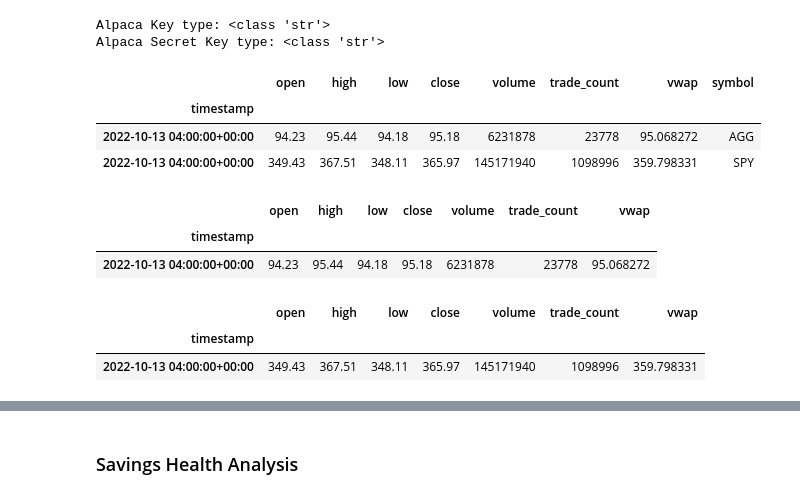
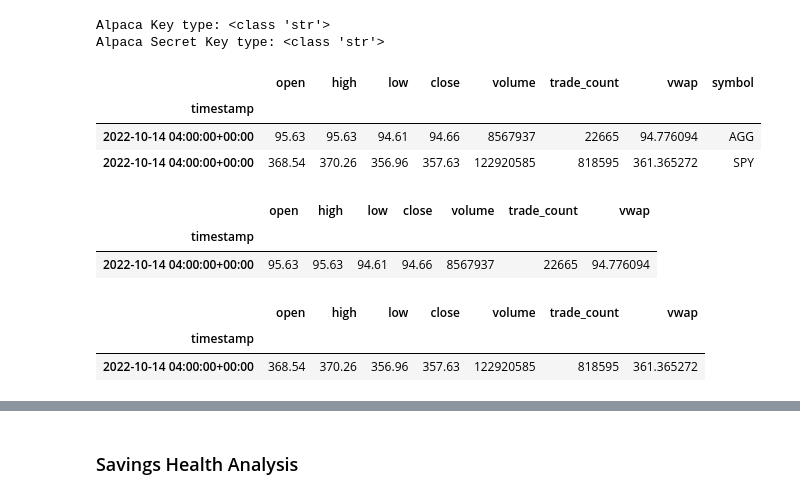
Before and after one commit to PL2134/unit_5_financial_planning, a Jupyter notebook: financial-planner.ipynb, the cells around one changed output, grey strips where cells are left out. Saved outputs shown, nothing was run; the diff lists cells and outputs as text; code cells hidden in the pictures.

```diff
--- a/financial-planner.ipynb
+++ b/financial-planner.ipynb
@@ -118,29 +118,29 @@ alpaca = tradeapi.REST(
 )
 # %%
 # Format current date as ISO format
-today = pd.Timestamp("2022-10-13", tz="America/New_York").isoformat()
+today = pd.Timestamp("2022-10-14", tz="America/New_York").isoformat()
 
 # Set the tickers
 tickers = ["AGG", "SPY"]
 
 # Set timeframe to "1Day" for Alpaca API
 timeframe = "1Day"
 
 # Get current closing prices for SPY and AGG
 df_portfolio = alpaca.get_bars(
     tickers,
     timeframe,
     start = today,
     end = today
 ).df
 
 # Display sample data
 df_portfolio
 # %% [output]
 |  | open | high | low | close | volume | trade_count | vwap | symbol |
 | timestamp |  |  |  |  |  |  |  |  |
-| 2022-10-13 04:00:00+00:00 | 94.23 | 95.44 | 94.18 | 95.18 | 6231878 | 23778 | 95.068272 | AGG |
-| 2022-10-13 04:00:00+00:00 | 349.43 | 367.51 | 348.11 | 365.97 | 145171940 | 1098996 | 359.798331 | SPY |
+| 2022-10-14 04:00:00+00:00 | 95.63 | 95.63 | 94.61 | 94.66 | 8567937 | 22665 | 94.776094 | AGG |
+| 2022-10-14 04:00:00+00:00 | 368.54 | 370.26 | 356.96 | 357.63 | 122920585 | 818595 | 361.365272 | SPY |
 # %%
 # Reorganize the DataFrame
 # Separate ticker data
@@ -152,10 +152,10 @@ display(spy_data)
 # %% [output]
 |  | open | high | low | close | volume | trade_count | vwap |
 | timestamp |  |  |  |  |  |  |  |
-| 2022-10-13 04:00:00+00:00 | 94.23 | 95.44 | 94.18 | 95.18 | 6231878 | 23778 | 95.068272 |
+| 2022-10-14 04:00:00+00:00 | 95.63 | 95.63 | 94.61 | 94.66 | 8567937 | 22665 | 94.776094 |
 |  | open | high | low | close | volume | trade_count | vwap |
 | timestamp |  |  |  |  |  |  |  |
-| 2022-10-13 04:00:00+00:00 | 349.43 | 367.51 | 348.11 | 365.97 | 145171940 | 1098996 | 359.798331 |
+| 2022-10-14 04:00:00+00:00 | 368.54 | 370.26 | 356.96 | 357.63 | 122920585 | 818595 | 361.365272 |
 # %%
 # Concatenate the ticker DataFrames
 joined_data = pd.concat(
```
Also changed, not shown: parts of 23 cells of this notebook.
